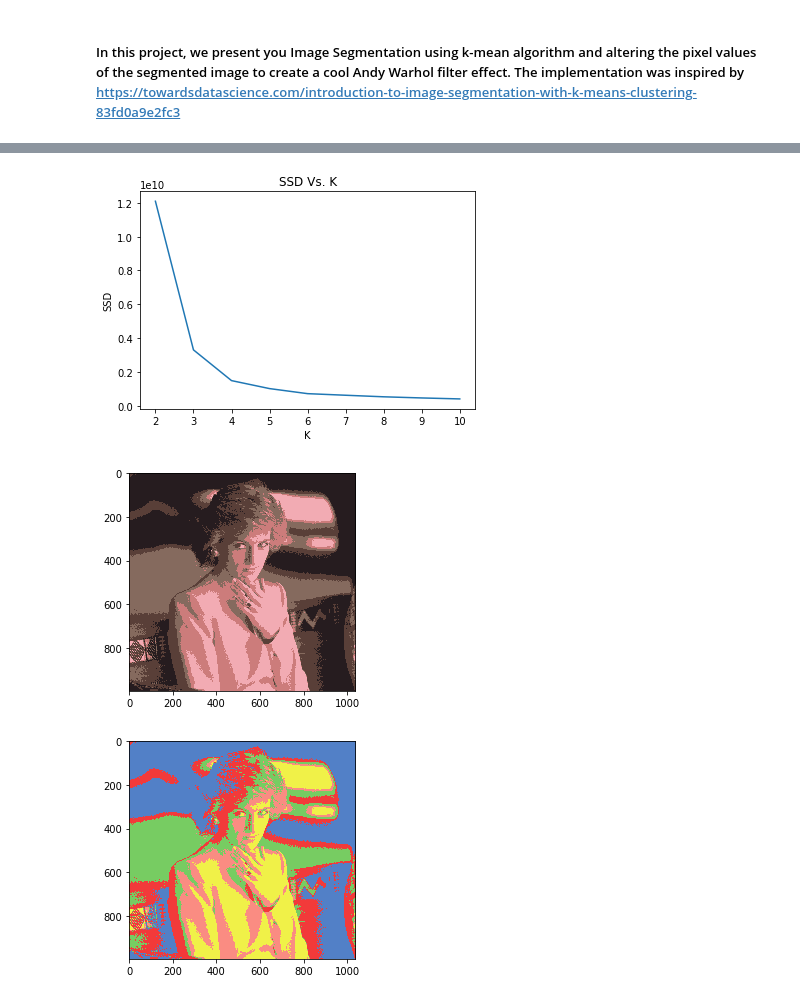
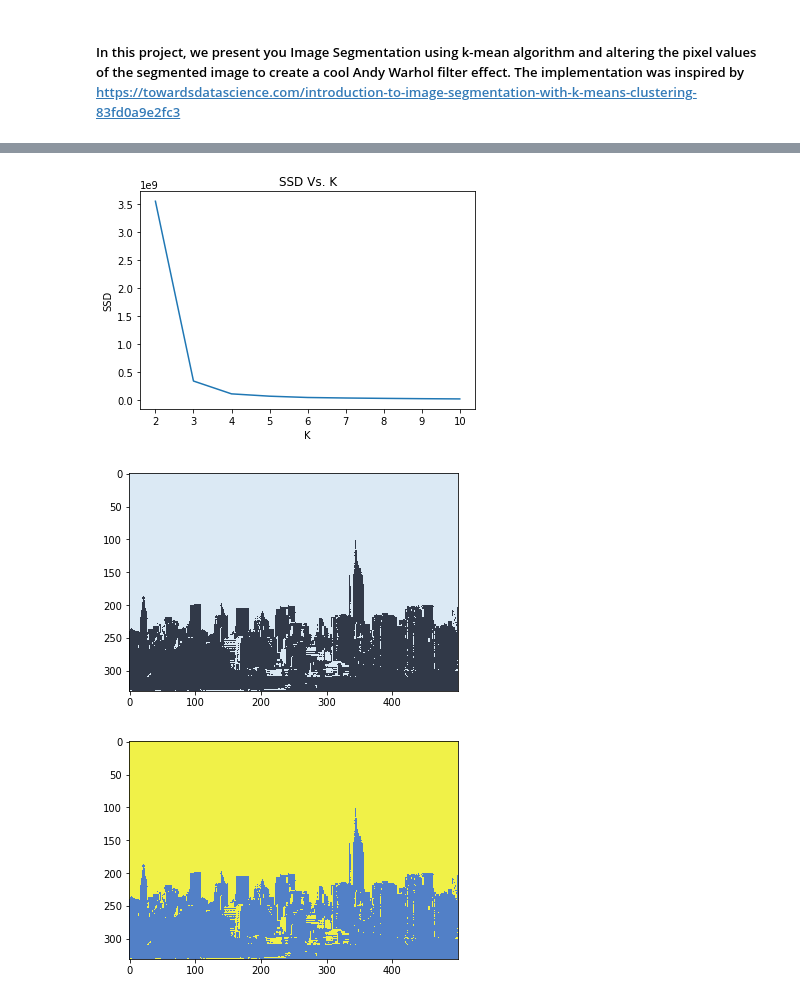
Before and after one commit to shanduojiaojiang/cs445-final-project, a Jupyter notebook: k_mean.ipynb, the cells around one changed output, grey strips where cells are left out. Saved outputs shown, nothing was run; the diff lists cells and outputs as text; code cells hidden in the pictures.

Commit message:
Added skyline_kmean

```diff
--- a/k_mean.ipynb
+++ b/k_mean.ipynb
@@ -82,7 +82,7 @@ def kmean_wrapper(img, K, attempts, effect, plot):
 
     if plot == True:
         plt.figure()
-        cv2.imwrite("./images/segmented_image.jpg", cv2.cvtColor(result_image, cv2.COLOR_BGR2RGB))
+        cv2.imwrite("./output/segmented_image.jpg", cv2.cvtColor(result_image, cv2.COLOR_BGR2RGB))
         plt.imshow(result_image)
         plt.show()
 
@@ -95,7 +95,7 @@ def kmean_wrapper(img, K, attempts, effect, plot):
 
     if plot == True:
         plt.figure()
-        cv2.imwrite("./images/andy_image.jpg", cv2.cvtColor(result_image, cv2.COLOR_BGR2RGB))
+        cv2.imwrite("./output/andy_image.jpg", cv2.cvtColor(result_image, cv2.COLOR_BGR2RGB))
         plt.imshow(result_image)
         plt.show()
 
@@ -120,7 +120,7 @@ def andy_warhol(pixels):
     return ret
 # %%
 # Reads a target image and plot
-img_file = './images/diana1.jpg'
+img_file = './input/in7.jpg'
 img = cv2.imread(img_file)
 img = cv2.cvtColor(img, cv2.COLOR_BGR2RGB)
 plt.figure()
@@ -137,13 +135,13 @@ plot_3D_grouping(img, 'images/before-kmean-grouping.jpg')
 # Plot the "Elbow" of SSD vs K to find the optimal K
 plot_elbow(img, 10)
 # %% [output]
-[figure, old version]
+[figure, new version]
 # %%
 # Call kmean function and plot the result image
 # Note: K here is obtained by picking the "elbow" in the above figure.
-segmented_img, _ = kmean_wrapper(img, 5, 10, True, True)
+segmented_img, _ = kmean_wrapper(img, 3, 10, True, True)
 # %% [output]
-[figure, old version]
+[figure, new version]
-[figure, old version]
+[figure, new version]
 # %%
 # Plot the groupings of result image
```
Also changed, not shown: parts of 4 cells of this notebook, 4 other files.
